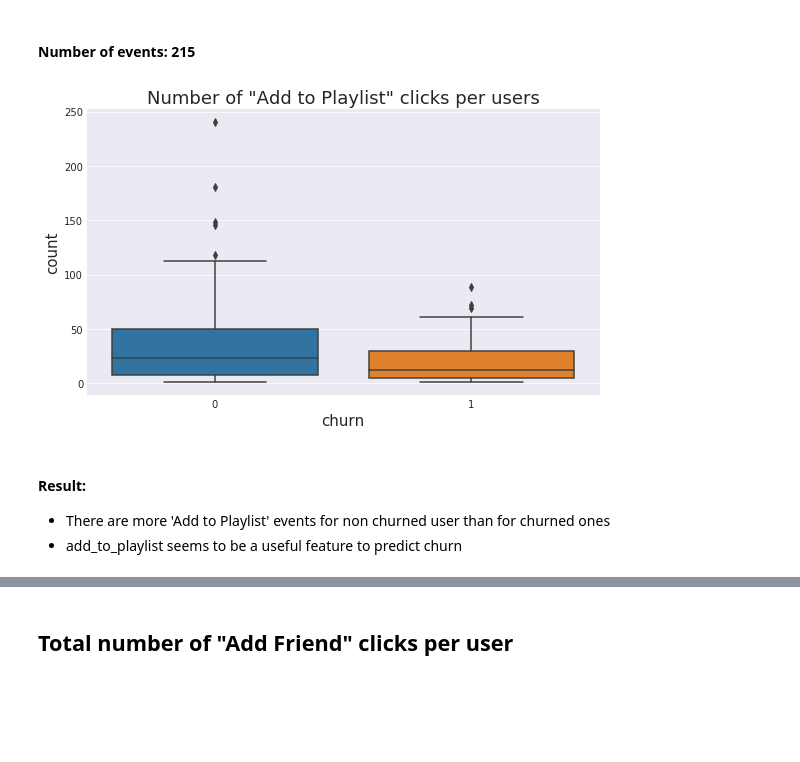
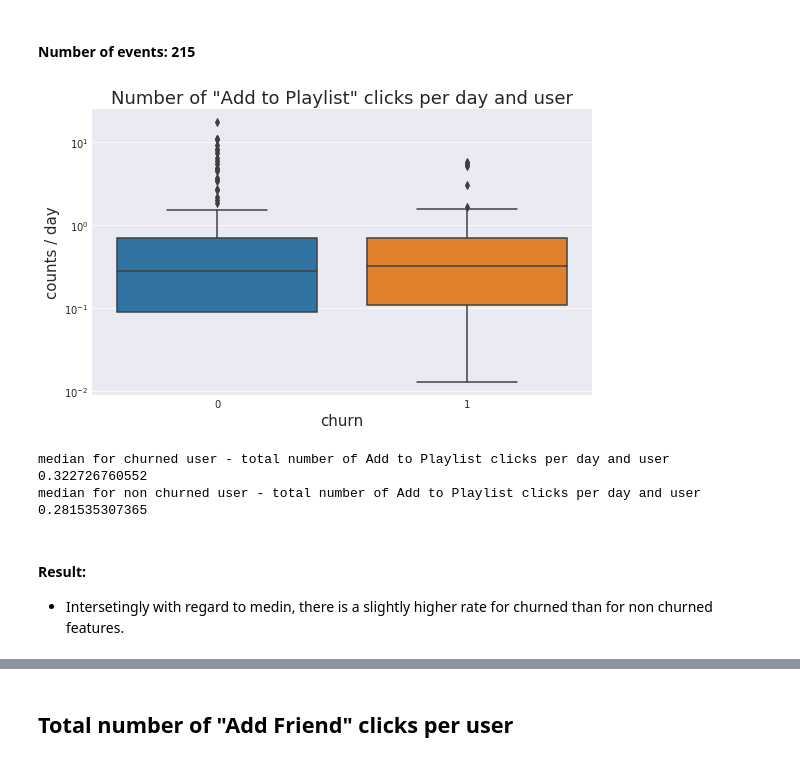
Before and after one commit to ddhartma/Sparkify-Project, a Jupyter notebook: Sparkify.ipynb, the cells around one changed output, grey strips where cells are left out. Saved outputs shown, nothing was run; the diff lists cells and outputs as text; code cells hidden in the pictures; blank space fills up the shorter version.

Commit message:
feature: Implement membership duration normalization in  notebook

```diff
--- a/Sparkify.ipynb
+++ b/Sparkify.ipynb
@@ -1797,28 +1936,47 @@ printmd('#### Number of events: '+ str(add_to_playlist.count()))
 only showing top 20 rows
 #### Number of events: 215
 # %%
-add_to_playlist_pd = add_to_playlist_churn.toPandas()
+add_to_playlist_churn_norm = norm_feature_by_membership_duration(add_to_playlist_churn, membership_duration, 'num_add_playlist', 'num_add_playlist_norm', drop=False)
+#add_to_playlist_churn_norm.show()
+add_to_playlist_pd = add_to_playlist_churn_norm.toPandas()
+add_to_playlist_pd.num_add_playlist_norm = add_to_playlist_pd.num_add_playlist_norm.astype(float)
+#display(add_to_playlist_pd)
+
 
 plot_sns_box(x='churn',
-             y='num_add_playlist',
+             y='num_add_playlist_norm',
              data=add_to_playlist_pd,
-             title='Number of "Add to Playlist" clicks per users',
+             log=True,
+             title='Number of "Add to Playlist" clicks per day and user',
              xlabel='churn',
-             ylabel='count',
+             ylabel='counts / day',
              legend='churn',
              figsize=(8,5),
              save=False,
              hide_xtick=False,
              rotation=0,
              order=False,
              sort_by='',
              ascending=False)
 # %% [output]
-[figure, old version]
+[figure, new version]
-# %% [markdown]
-#### Result:
-- There are more 'Add to Playlist' events for non churned user than for churned ones
-- add_to_playlist seems to be a useful feature to predict churn
+# %%
+# median churned
+median = add_to_playlist_pd['num_add_playlist_norm'][add_to_playlist_pd['churn']== 1].median()
+print('median for churned user - total number of Add to Playlist clicks per day and user')
+print(median)
+# median non churned
+median = add_to_playlist_pd['num_add_playlist_norm'][add_to_playlist_pd['churn']== 0].median()
+print('median for non churned user - total number of Add to Playlist clicks per day and user')
+print(median)
+# %% [output]
+median for churned user - total number of Add to Playlist clicks per day and user
+0.322726760552
+median for non churned user - total number of Add to Playlist clicks per day and user
+0.281535307365
+# %% [markdown]
+#### Result:
+- Intersetingly with regard to medin, there is a slightly higher rate for churned than for non churned features.
 # %%
 plot_sns_bar(x='userId',
              y='num_add_playlist',
```
Also changed, not shown: parts of 58 cells of this notebook, 1 other file.
